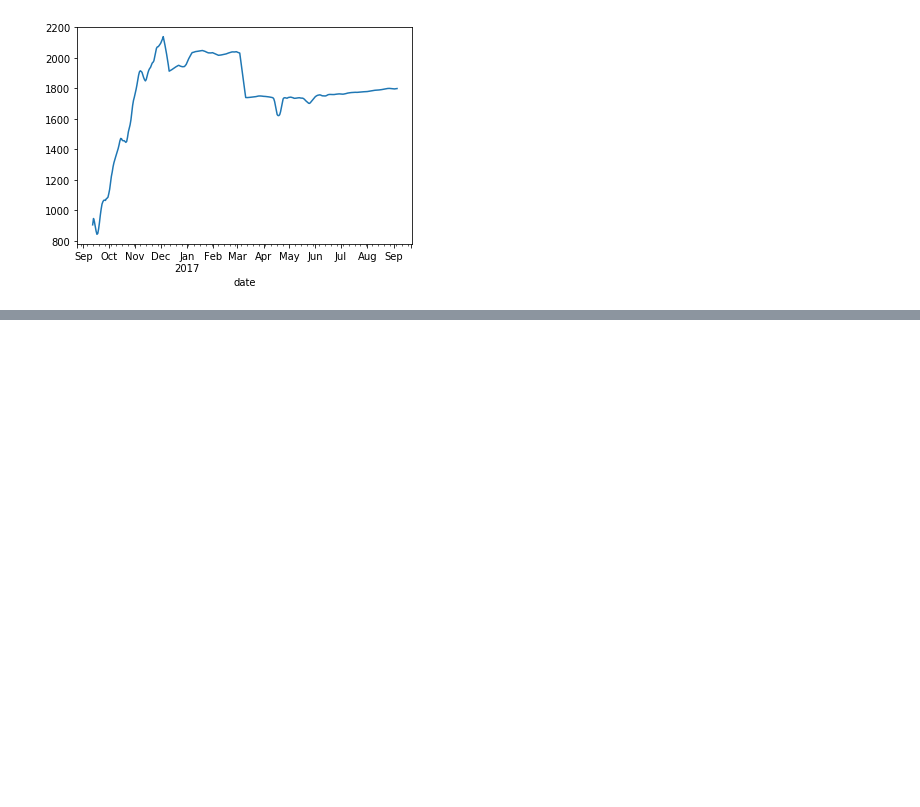
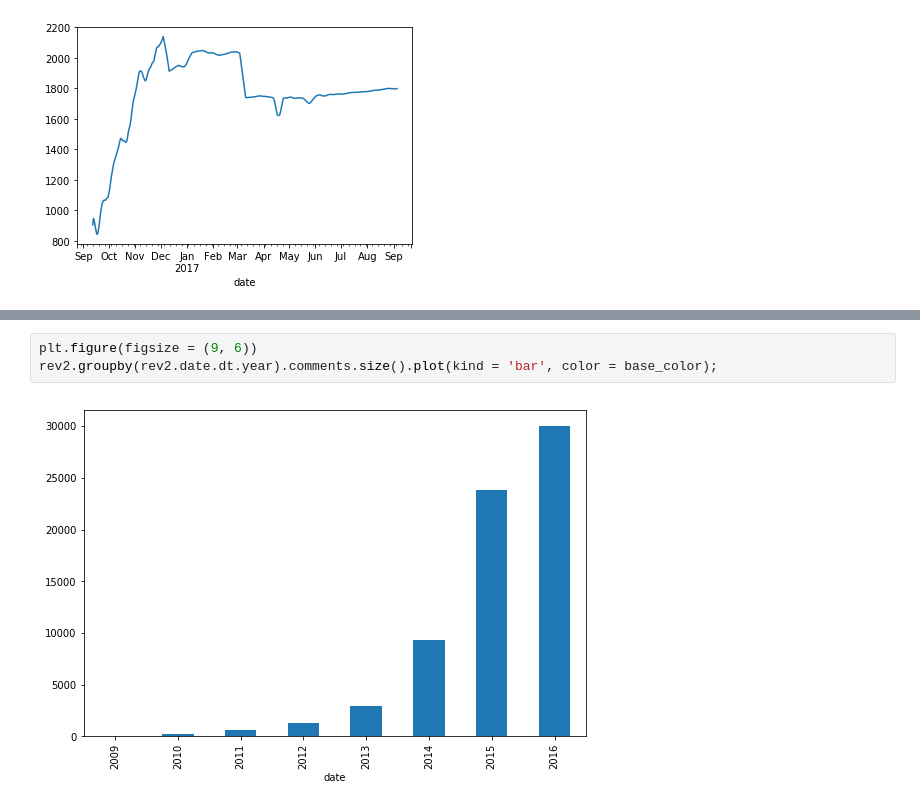
Before and after one commit to ilknurCakir/AirBnBBostonData, a Jupyter notebook: EDA.ipynb, the cells around one changed output, grey strips where cells are left out. Drawn from its saved outputs; the diff is of its cells as text; blank space fills up the shorter version.

```diff
--- a/EDA.ipynb
+++ b/EDA.ipynb
@@ -466,0 +482,5 @@ calendar[calendar.available == True].groupby('date').price.count().rolling(windo
+# %%
+plt.figure(figsize = (9, 6))
+rev2.groupby(rev2.date.dt.year).comments.size().plot(kind = 'bar', color = base_color);
+# %% [output]
+[figure, added]
```
Also changed, not shown: parts of 5 cells of this notebook.
